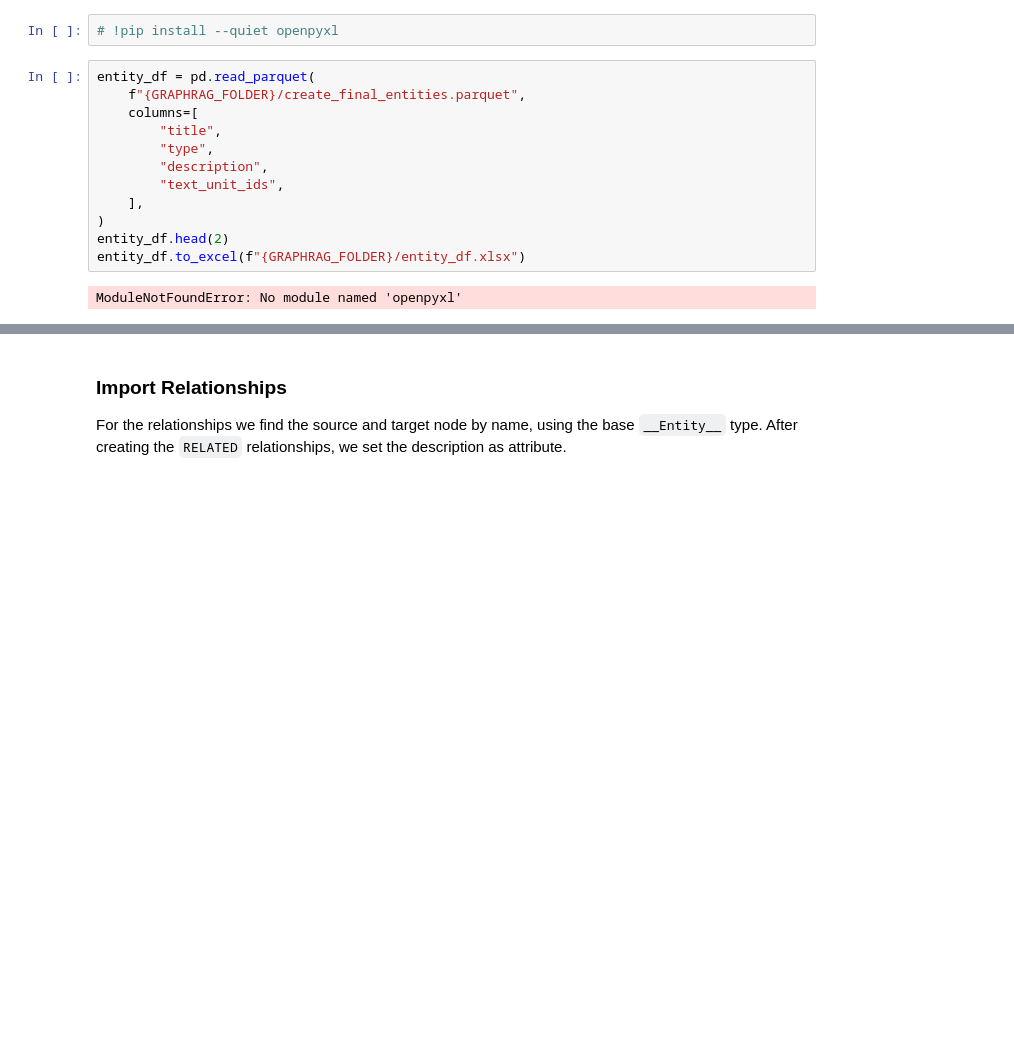
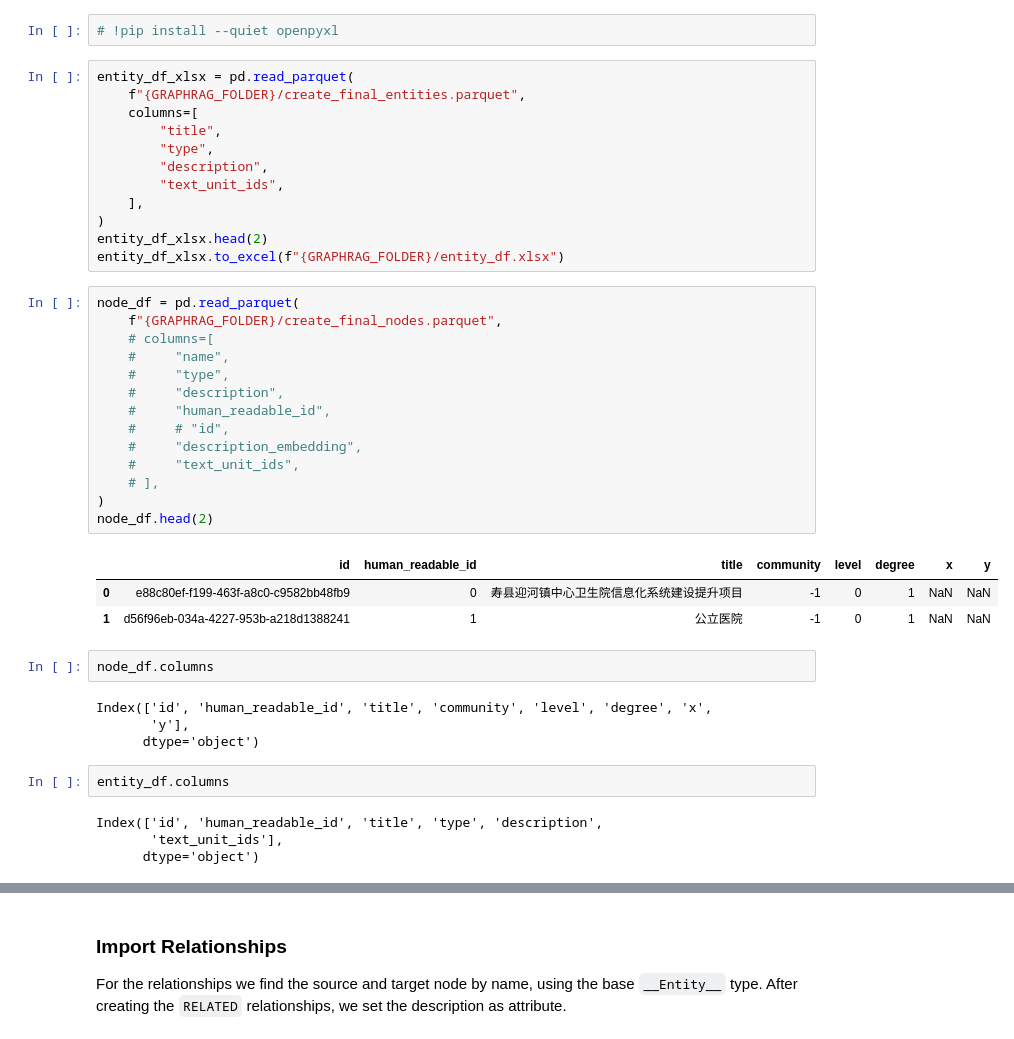
Before and after one commit to zhangjiekui/graphrag, a Jupyter notebook: examples_notebooks/community_contrib/neo4j/graphrag_import_neo4j_cypher.ipynb, the cells around one changed output, grey strips where cells are left out. Saved outputs shown, nothing was run; the diff lists cells and outputs as text; blank space fills up the shorter version.

```diff
--- a/examples_notebooks/community_contrib/neo4j/graphrag_import_neo4j_cypher.ipynb
+++ b/examples_notebooks/community_contrib/neo4j/graphrag_import_neo4j_cypher.ipynb
@@ -258,7 +258,7 @@ Index(['id', 'human_readable_id', 'title', 'type', 'description',
 # %%
 # !pip install --quiet openpyxl
 # %%
-entity_df = pd.read_parquet(
+entity_df_xlsx = pd.read_parquet(
     f"{GRAPHRAG_FOLDER}/create_final_entities.parquet",
     columns=[
         "title",
@@ -267,10 +267,38 @@ entity_df = pd.read_parquet(
         "text_unit_ids",
     ],
 )
-entity_df.head(2)
-entity_df.to_excel(f"{GRAPHRAG_FOLDER}/entity_df.xlsx")
+entity_df_xlsx.head(2)
+entity_df_xlsx.to_excel(f"{GRAPHRAG_FOLDER}/entity_df.xlsx")
-# %% [output]
-ModuleNotFoundError: No module named 'openpyxl'
+# %%
+node_df = pd.read_parquet(
+    f"{GRAPHRAG_FOLDER}/create_final_nodes.parquet",
+    # columns=[
+    #     "name",
+    #     "type",
+    #     "description",
+    #     "human_readable_id",
+    #     # "id",
+    #     "description_embedding",
+    #     "text_unit_ids",
+    # ],
+)
+node_df.head(2)
+# %% [output]
+|  | id | human_readable_id | title | community | level | degree | x | y |
+| 0 | e88c80ef-f199-463f-a8c0-c9582bb48fb9 | 0 | 寿县迎河镇中心卫生院信息化系统建设提升项目 | -1 | 0 | 1 | NaN | NaN |
+| 1 | d56f96eb-034a-4227-953b-a218d1388241 | 1 | 公立医院 | -1 | 0 | 1 | NaN | NaN |
+# %%
+node_df.columns
+# %% [output]
+Index(['id', 'human_readable_id', 'title', 'community', 'level', 'degree', 'x',
+       'y'],
+      dtype='object')
+# %%
+entity_df.columns
+# %% [output]
+Index(['id', 'human_readable_id', 'title', 'type', 'description',
+       'text_unit_ids'],
+      dtype='object')
 # %%
 entity_statement = """
 MERGE (e:__Entity__ {id:value.id})
```
Also changed, not shown: parts of 14 cells of this notebook, 13 other files.
